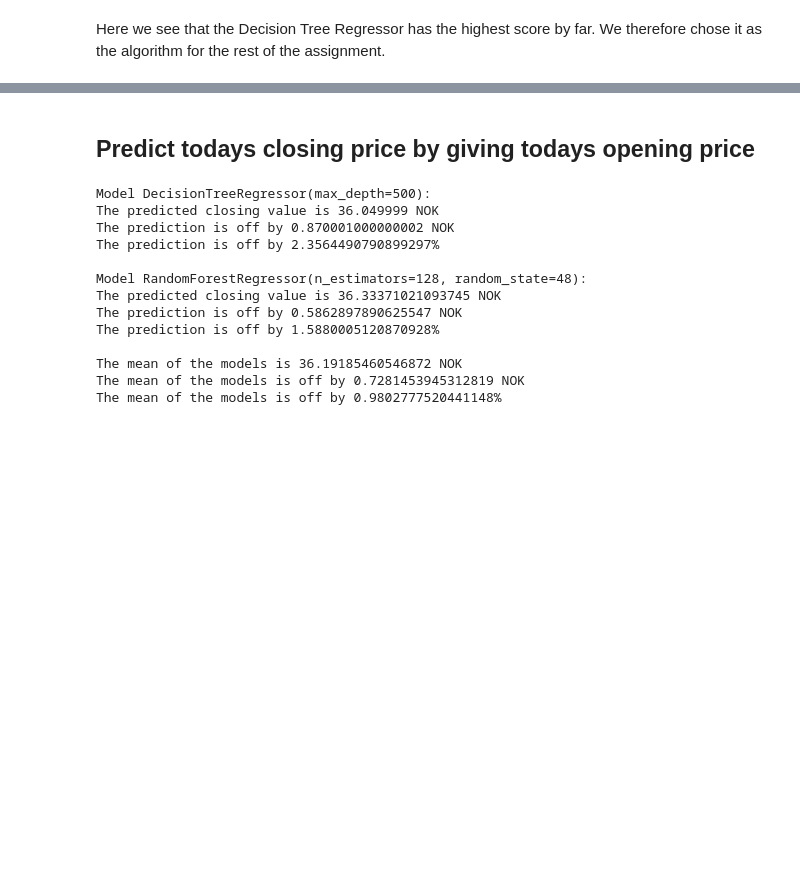
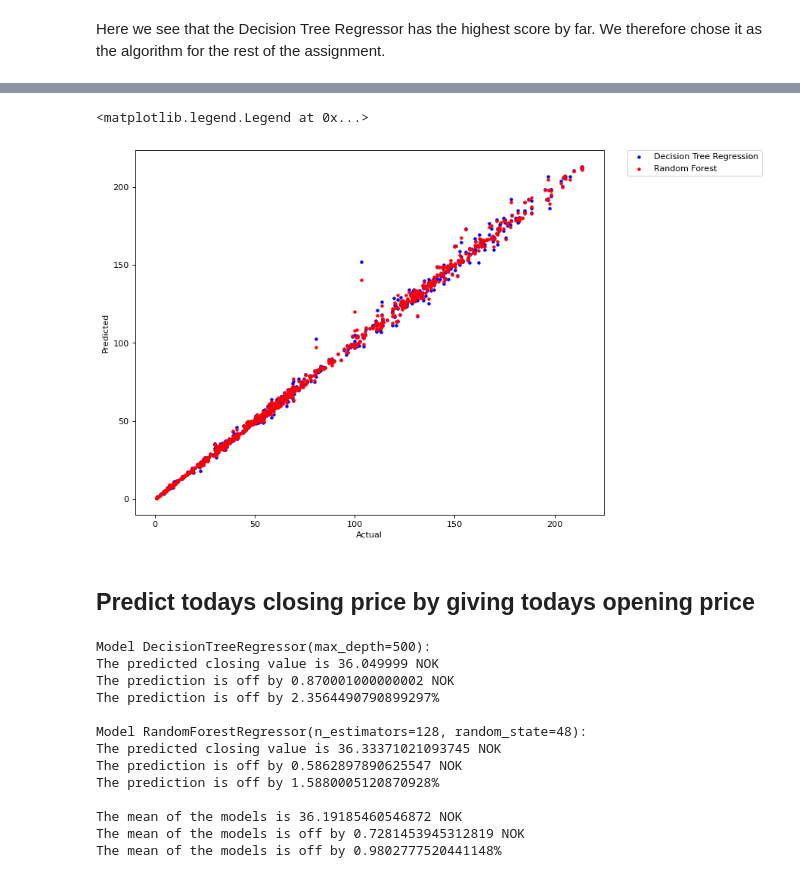
Before and after one commit to anafvana/DAVE3625_Oblig2, a Jupyter notebook: stocks_prediction_RandomForresti.ipynb, the cells around one changed output, grey strips where cells are left out. Drawn from its saved outputs; the diff is of its cells as text; code cells hidden in the pictures; blank space fills up the shorter version.

```diff
--- a/stocks_prediction_RandomForresti.ipynb
+++ b/stocks_prediction_RandomForresti.ipynb
@@ -124,3 +126,17 @@ df2.plot.scatter(['Actual'],['Predicted'],figsize=(26,10))
+# %%
+from matplotlib.pyplot import figure
+figure(num=None, figsize=(10, 8), dpi=80, facecolor='w', edgecolor='k')
+ax = plt.gca()
+
+ax.set_xlabel('Actual')
+ax.set_ylabel('Predicted')
+ax.scatter(df2['Actual'], df2['Predicted'], color="b", marker=".", label="Decision Tree Regression")
+
+ax.scatter(df2['Actual'], df2['rfr'], color="r", marker=".", label="Random Forest")
+ax.legend(bbox_to_anchor=(1.05, 1), loc='upper left', borderaxespad=0.)
+# %% [output]
+<matplotlib.legend.Legend at 0x...>
+[figure, added]
 # %% [markdown]
 ## Predict todays closing price by giving todays opening price
 # %%
```
Also changed, not shown: parts of 3 cells of this notebook.
